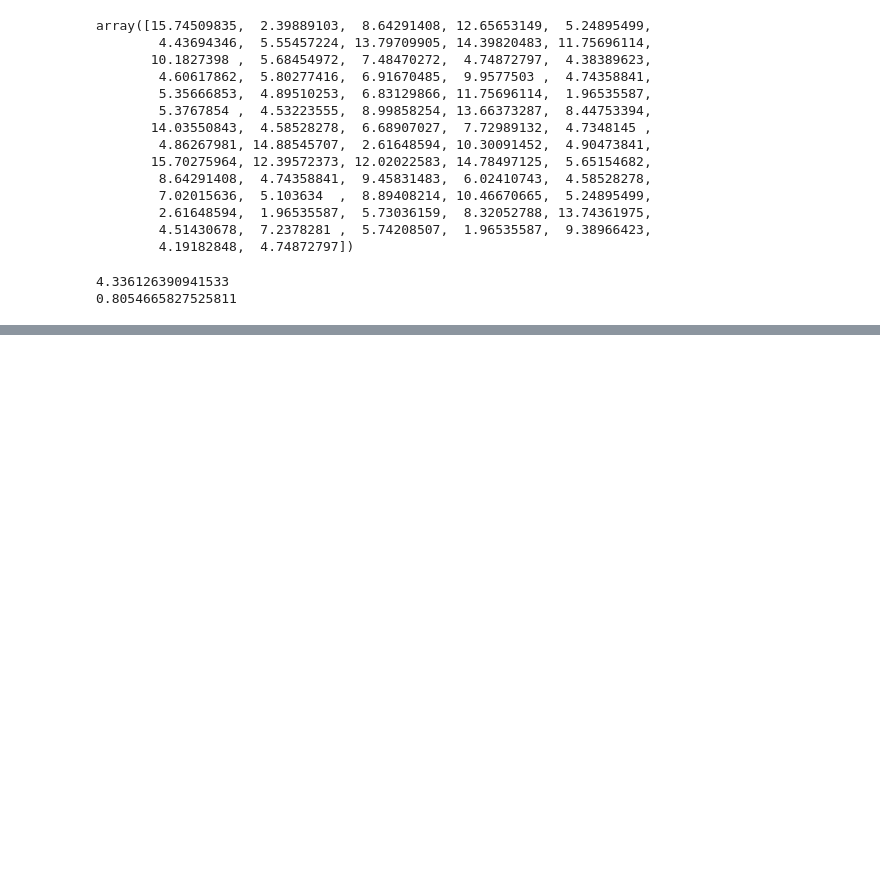
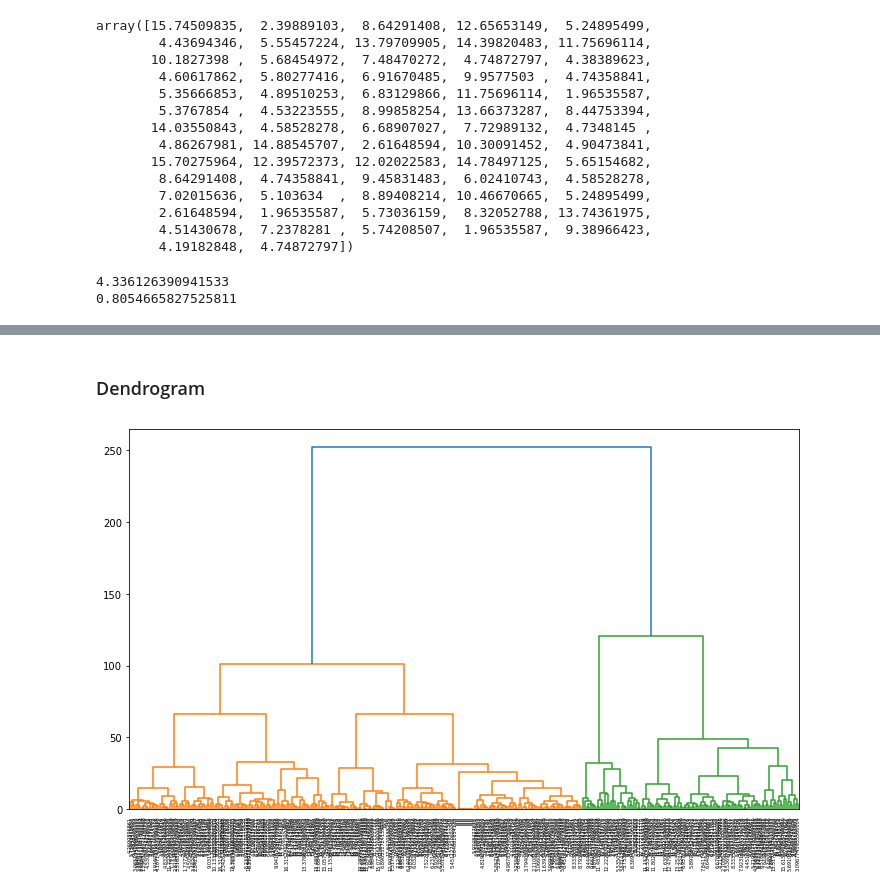
Before and after one commit to olesiam10/Homework, a Jupyter notebook: FinalProject/final_project.ipynb, the cells around one changed output, grey strips where cells are left out. Drawn from its saved outputs; the diff is of its cells as text; code cells hidden in the pictures; blank space fills up the shorter version.

```diff
--- a/FinalProject/final_project.ipynb
+++ b/FinalProject/final_project.ipynb
@@ -255,0 +331,12 @@ print(r2_score(y_test, y_pred))
+# %% [markdown]
+### Dendrogram
+# %%
+from scipy.cluster.hierarchy import dendrogram, linkage
+
+linked = linkage(X,'ward')
+plt.figure(figsize=(12,7))
+
+dendro = dendrogram(linked, labels=list(y))
+plt.show()
+# %% [output]
+[figure, added]
```
Also changed, not shown: parts of 14 cells of this notebook, 1 other file.
